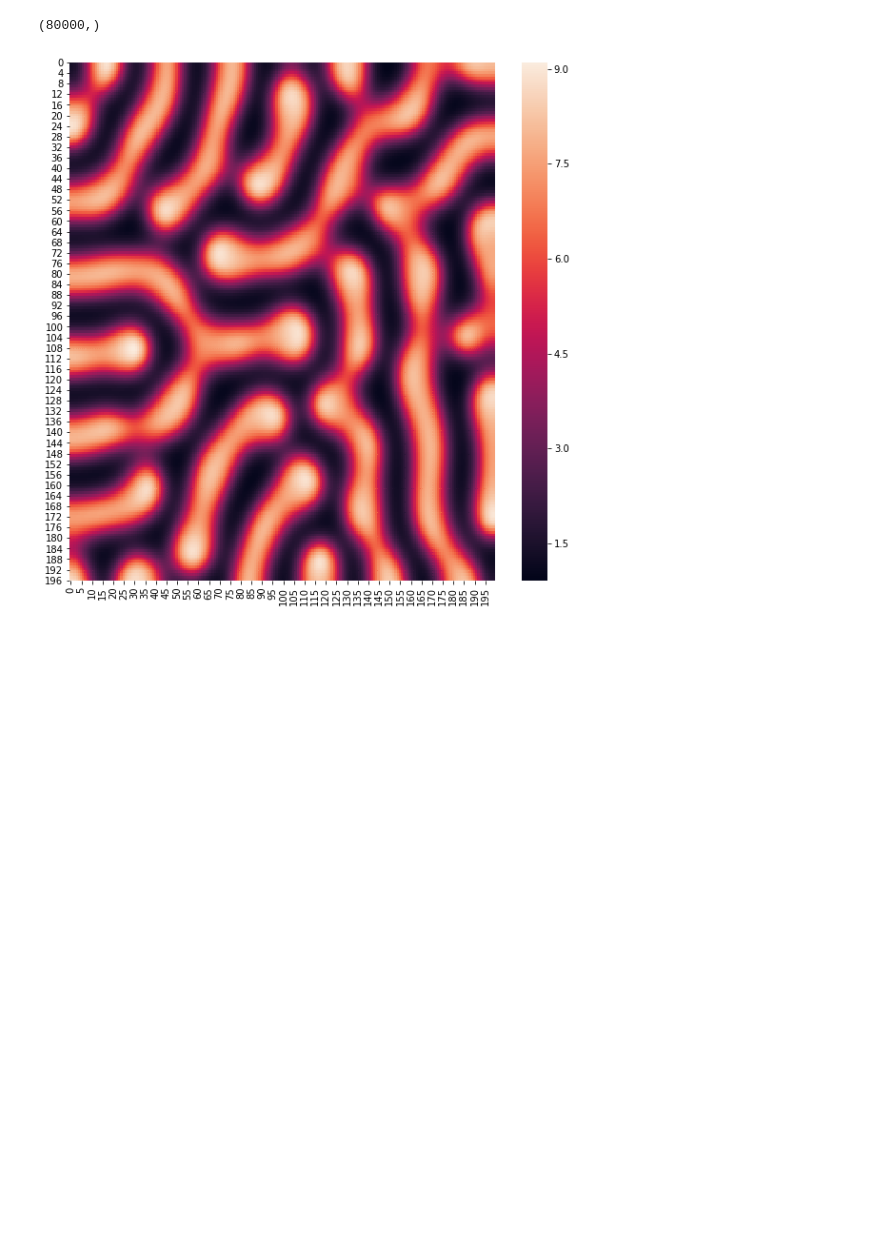
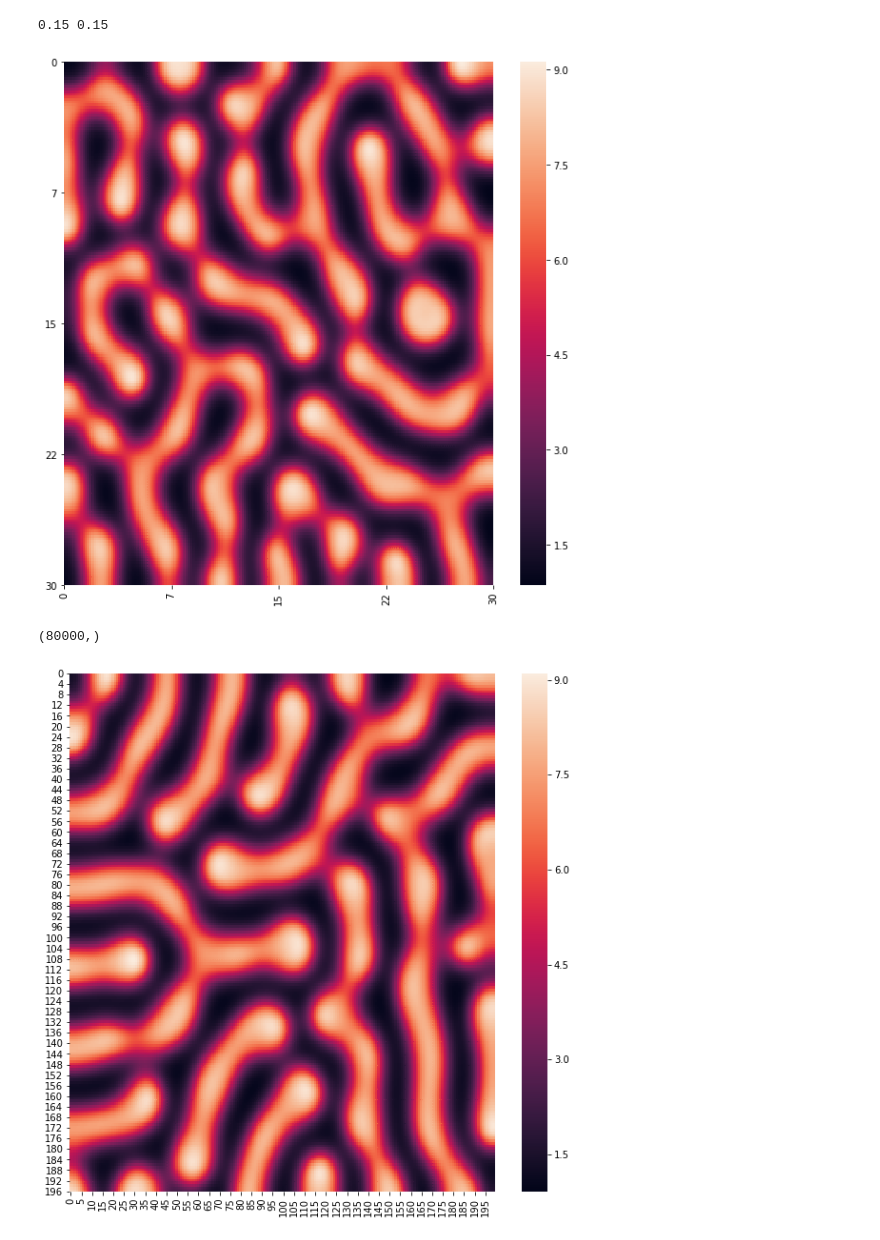
Before and after one commit to kokamido/ODE-with-diffusion-2D, a Jupyter notebook: Брюсселятр/Брюсселятор бейзлайн.ipynb, the cells around one changed output. Saved outputs shown, nothing was run; the diff lists cells and outputs as text; code cells hidden in the pictures; blank space fills up the shorter version.

```diff
--- a/Брюсселятр/Брюсселятор бейзлайн.ipynb
+++ b/Брюсселятр/Брюсселятор бейзлайн.ipynb
@@ -63,3 +112,10 @@ def get_params(A_eta, mu):
+# %%
+params_system = {'a':4.5,'b':((1 + 1.59099)**2)*(1+.3),'Du':1,'Dv':8}
+params_numerical = {'points_count':200,'dx':0.15,'dy':0.15,'dt':0.0125,'t_calc_batch':0.5,'iters':100}
+Run(params_system, params_numerical)
+# %% [output]
+0.15 0.15
+[figure, added]
 # %%
 points_count = 200
 t = np.linspace(0, 0.5, 40)
```
Also changed, not shown: parts of 3 cells of this notebook.
